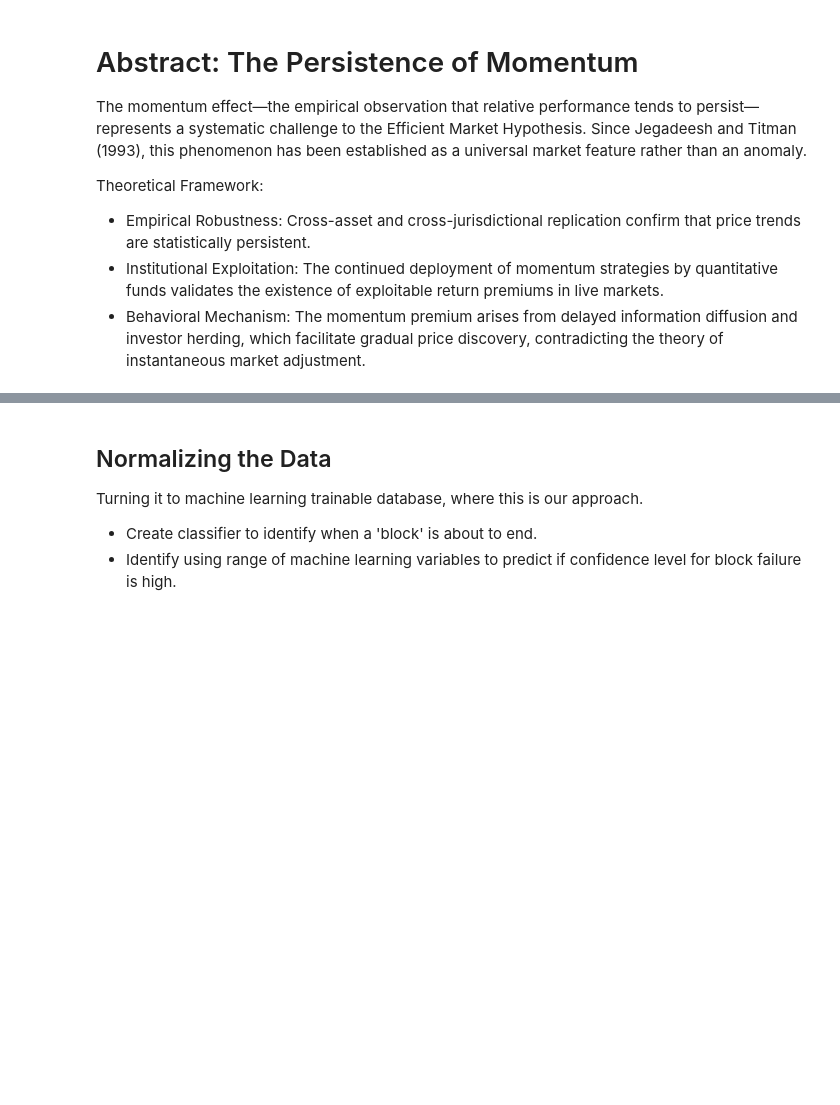
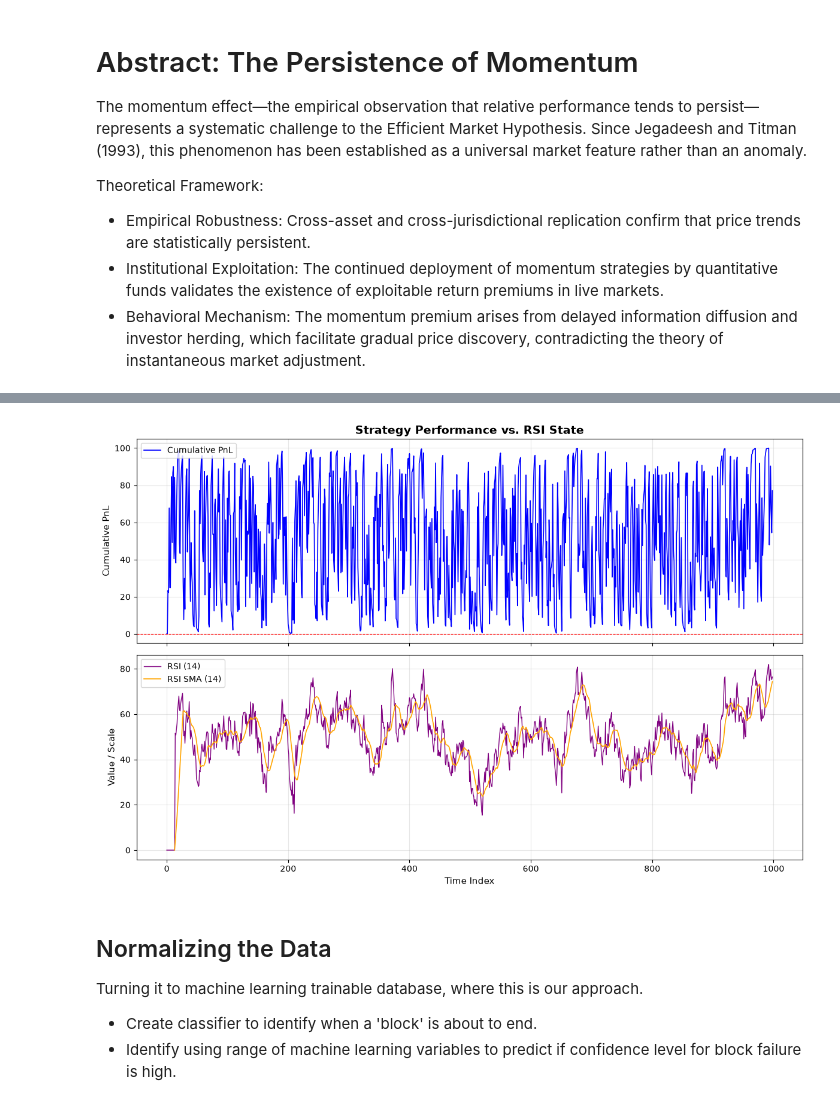
Before and after one commit to hmzk1422/OSADP-Infrastructure, a Jupyter notebook: research/approach_1.ipynb, the cells around one changed output, grey strips where cells are left out. Cells and saved outputs as stored; diff of their text form; code cells hidden in the pictures; blank space fills up the shorter version.

```diff
--- a/research/approach_1.ipynb
+++ b/research/approach_1.ipynb
@@ -59,19 +84,27 @@ This alignment minimizes recovery variance, suggesting that RSI mean reversion i
 # %%
 price_clean = np.asanyarray(price['close'], dtype=float)
 rsi_2 = get_wilders_rsi(np.diff(price_clean), 2)
 rsi_14 = get_wilders_rsi(np.diff(price_clean), 14)
 rsi_14_sma = sma(rsi_14, 14)
 
 # Call it with your variables, explicitly passing labels so the chart is clear
 plot_two(
     primary_data=rsi_2,
     secondary_data_1=rsi_14,
     secondary_data_2=rsi_14_sma,
     primary_label="Cumulative PnL",
     secondary_label_1="RSI (14)",
     secondary_label_2="RSI SMA (14)",
     title="Strategy Performance vs. RSI State"
 )
+
+# Assuming your RSI functions return simple lists/arrays:
+# Trim them to match the tail of your dataframe if the calculation
+# produced extra elements
+df['rsi_14'] = rsi_14[-len(df):]
+df['sma_14'] = rsi_14_sma[-len(df):]
+# %% [output]
+[figure, added]
 # %% [markdown]
 ## Normalizing the Data
 Turning it to machine learning trainable database, where this is our approach.
```
Also changed, not shown: parts of 8 cells of this notebook, 2 other files.
